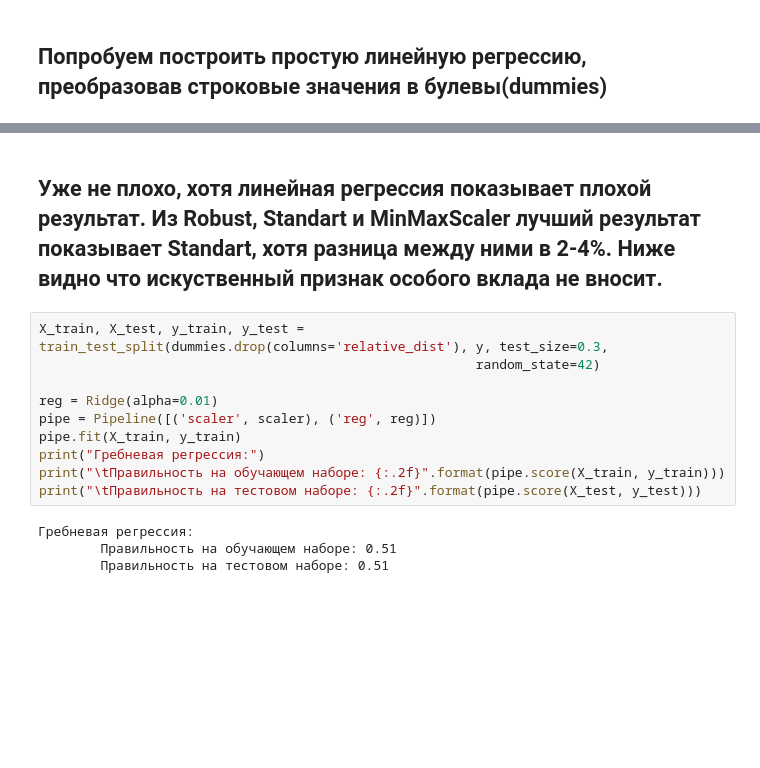
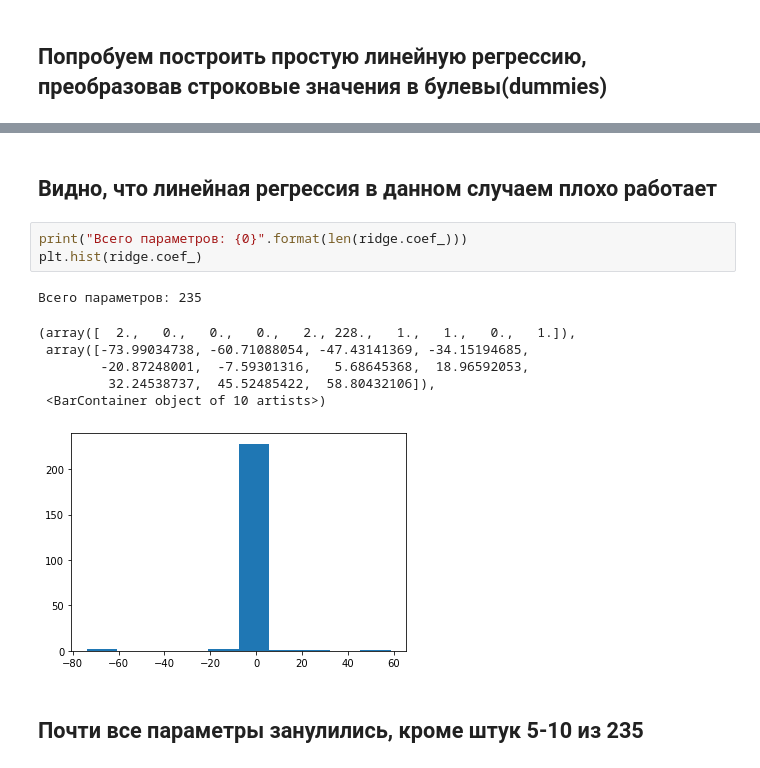
Before and after one commit to TefloniusMonk/intro, a Jupyter notebook: notebooks/air_bnb.ipynb, the cells around one changed output, grey strips where cells are left out. Cells and saved outputs as stored; diff of their text form; blank space fills up the shorter version.

```diff
--- a/notebooks/air_bnb.ipynb
+++ b/notebooks/air_bnb.ipynb
@@ -273,16 +259,15 @@ ElasticNet:
-# %% [markdown]
-## Уже не плохо, хотя линейная регрессия показывает плохой результат. Из Robust, Standart и MinMaxScaler лучший результат показывает Standart, хотя разница между ними в 2-4%. Ниже видно что искуственный признак особого вклада не вносит.
-# %%
-X_train, X_test, y_train, y_test = train_test_split(dummies.drop(columns='relative_dist'), y, test_size=0.3,
-                                                        random_state=42)
-
-reg = Ridge(alpha=0.01)
-pipe = Pipeline([('scaler', scaler), ('reg', reg)])
-pipe.fit(X_train, y_train)
-print("Гребневая регрессия:")
-print("\tПравильность на обучающем наборе: {:.2f}".format(pipe.score(X_train, y_train)))
-print("\tПравильность на тестовом наборе: {:.2f}".format(pipe.score(X_test, y_test)))
-# %% [output]
-Гребневая регрессия:
-        Правильность на обучающем наборе: 0.51
-        Правильность на тестовом наборе: 0.51
+# %% [markdown]
+## Видно, что линейная регрессия в данном случаем плохо работает
+# %%
+print("Всего параметров: {0}".format(len(ridge.coef_)))
+plt.hist(ridge.coef_)
+# %% [output]
+Всего параметров: 235
+(array([  2.,   0.,   0.,   0.,   2., 228.,   1.,   1.,   0.,   1.]),
+ array([-73.99034738, -60.71088054, -47.43141369, -34.15194685,
+        -20.87248001,  -7.59301316,   5.68645368,  18.96592053,
+         32.24538737,  45.52485422,  58.80432106]),
+ <BarContainer object of 10 artists>)
+[figure, added]
+# %% [markdown]
+## Почти все параметры занулились, кроме штук 5-10 из 235
```
Also changed, not shown: parts of 19 cells of this notebook, 1 other file.
